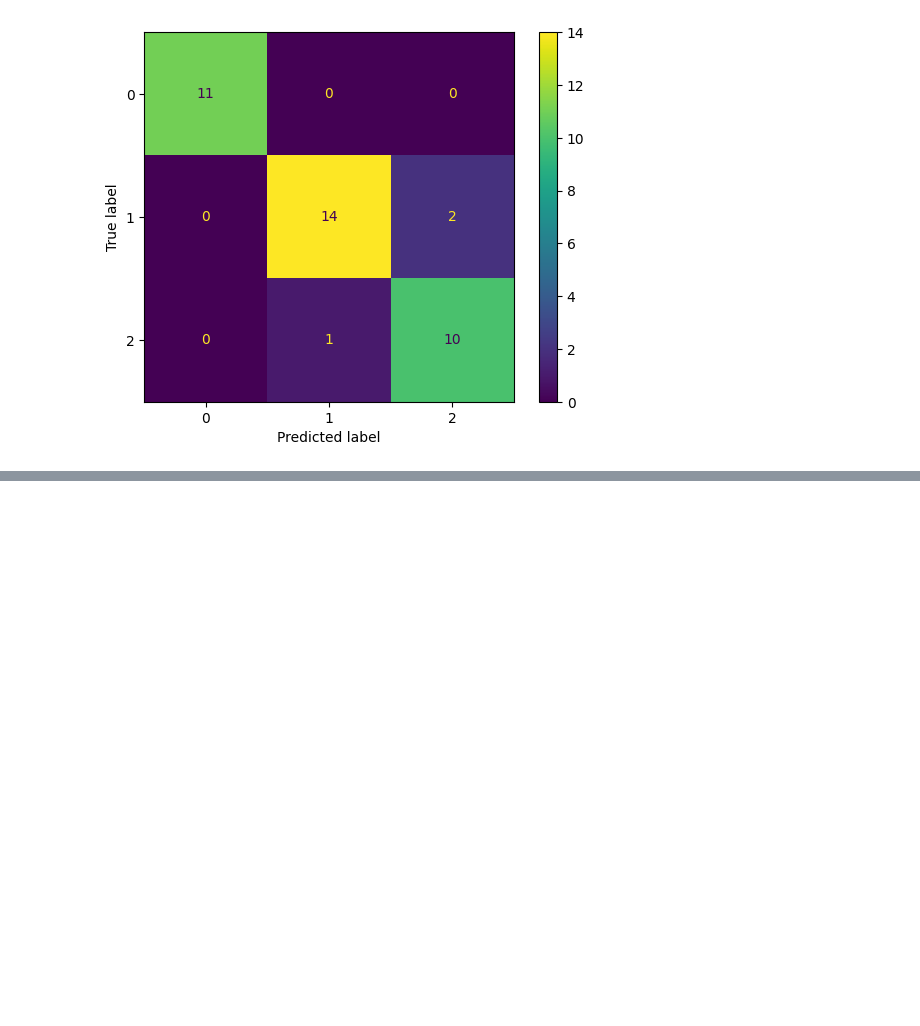
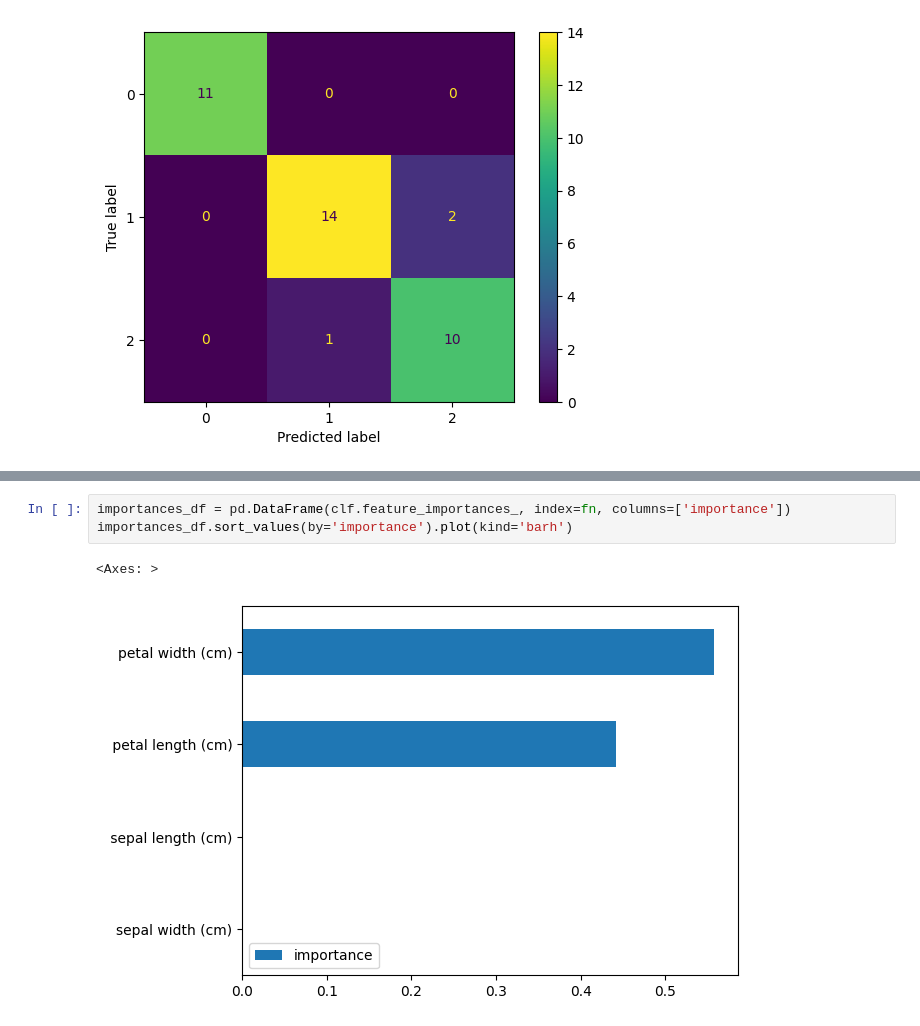
Before and after one commit to user357/big-data, a Jupyter notebook: scikit-iris.ipynb, the cells around one changed output, grey strips where cells are left out. Cells and saved outputs as stored; diff of their text form; blank space fills up the shorter version.

```diff
--- a/scikit-iris.ipynb
+++ b/scikit-iris.ipynb
@@ -58,0 +87,6 @@ disp.plot()
+# %%
+importances_df = pd.DataFrame(clf.feature_importances_, index=fn, columns=['importance'])
+importances_df.sort_values(by='importance').plot(kind='barh')
+# %% [output]
+<Axes: >
+[figure, added]
```
Also changed, not shown: parts of 4 cells of this notebook.
